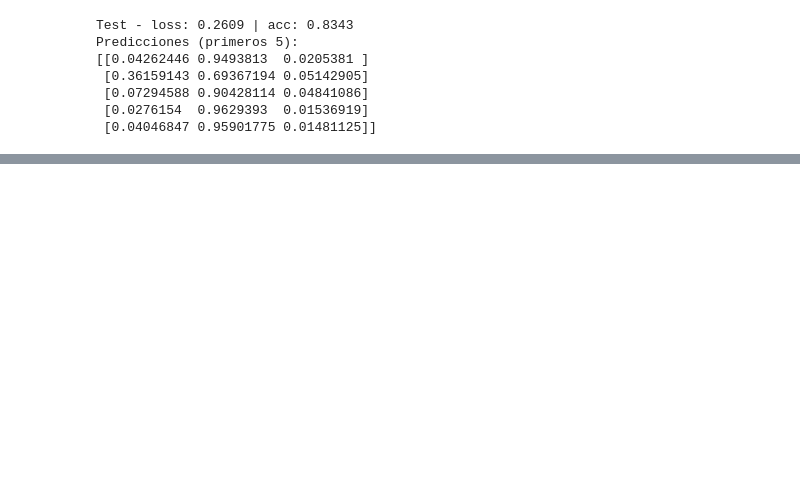
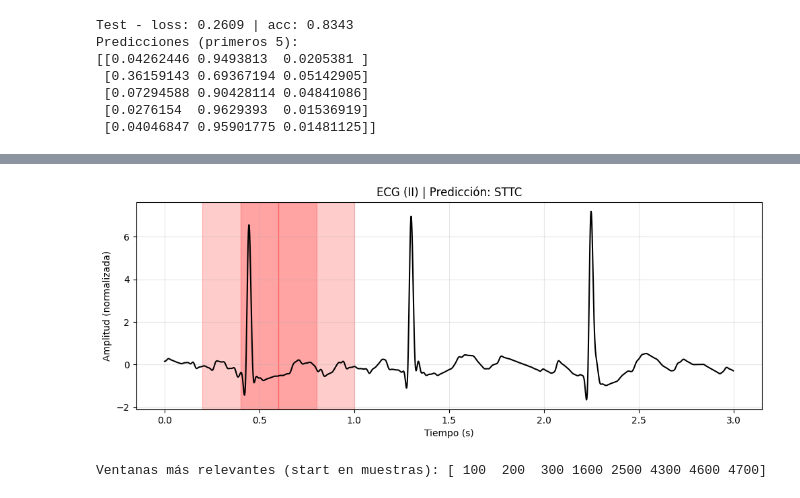
Before and after one commit to Luis-Fernadez-Cardenas/PROYECTO-IA, a Jupyter notebook: notebooks/01_visualizacion.ipynb, the cells around one changed output, grey strips where cells are left out. Drawn from its saved outputs; the diff is of its cells as text; code cells hidden in the pictures; blank space fills up the shorter version.

Commit message:
Añadiendo nuevas funcionalidades para el preprocesamiento y carga de datos ECG

```diff
--- a/notebooks/01_visualizacion.ipynb
+++ b/notebooks/01_visualizacion.ipynb
@@ -511,0 +488,77 @@ Clase predicha: STTC
+# %%
+import numpy as np
+import matplotlib.pyplot as plt
+import tensorflow as tf
+from preprocessing import preprocesar_registro
+
+# ---------------------------
+# Configuración inicial
+# ---------------------------
+model = tf.keras.models.load_model("../models/model_ecg_cnn.keras")
+ruta_datos = "../data/raw/records500/09000/09050_hr"
+
+# Preprocesar
+x, fs, sig_name = preprocesar_registro(ruta_datos)  # x shape: (T, 12)
+
+# Predicción base
+x_in = np.expand_dims(x, axis=0)
+pred = model.predict(x_in, verbose=0)[0]
+
+clases = ["CD", "NORM", "STTC"]  # ajusta según tu orden real
+clase_pred = clases[int(np.argmax(pred))]
+print("Clase predicha:", clase_pred)
+print("Probabilidades:", pred)
+for c, p in zip(clases, pred):
+    print(f"{c}: {p:.4f}")
+# ---------------------------
+# Parámetros occlusion
+# ---------------------------
+window_size = 200   # tamaño ventana (muestras)
+stride = 100        # paso entre ventanas
+target_class = int(np.argmax(pred))  # clase a analizar (predicha)
+use_lead = 1        # derivación a analizar (ej. II)
+
+# ---------------------------
+# Occlusion (una derivación)
+# ---------------------------
+T = x.shape[0]
+scores = []
+positions = []
+
+for start in range(0, T - window_size + 1, stride):
+    x_occ = x.copy()
+    x_occ[start:start+window_size, use_lead] = 0  # oculta ventana
+    x_occ_in = np.expand_dims(x_occ, axis=0)
+    pred_occ = model.predict(x_occ_in, verbose=0)[0]
+
+    # caída de probabilidad
+    drop = pred[target_class] - pred_occ[target_class]
+    scores.append(drop)
+    positions.append(start)
+
+scores = np.array(scores)
+positions = np.array(positions)
+
+# ---------------------------
+# Gráfico señal + relevancia
+# ---------------------------
+muestras_plot = int(3 * fs)  # 3 segundos
+t = np.arange(muestras_plot) / fs
+signal = x[:muestras_plot, use_lead]
+
+plt.figure(figsize=(12,4))
+plt.plot(t, signal, color="black")
+plt.title(f"ECG ({sig_name[use_lead]}) | Predicción: {clase_pred}")
+plt.xlabel("Tiempo (s)")
+plt.ylabel("Amplitud (normalizada)")
+plt.grid(alpha=0.3)
+
+# Resaltar ventanas más relevantes dentro de los primeros segundos
+for pos, score in zip(positions, scores):
+    if pos < muestras_plot and score > np.percentile(scores, 85):
+        plt.axvspan(pos/fs, (pos+window_size)/fs, color="red", alpha=0.2)
+
+plt.show()
+
+print("Ventanas más relevantes (start en muestras):", positions[scores > np.percentile(scores, 85)])
+# %% [output]
@@ -511,0 +570,2 @@ Clase predicha: STTC
+[figure, added]
+Ventanas más relevantes (start en muestras): [ 100  200  300 1600 2500 4300 4600 4700]
```
Also changed, not shown: parts of 6 cells of this notebook.
